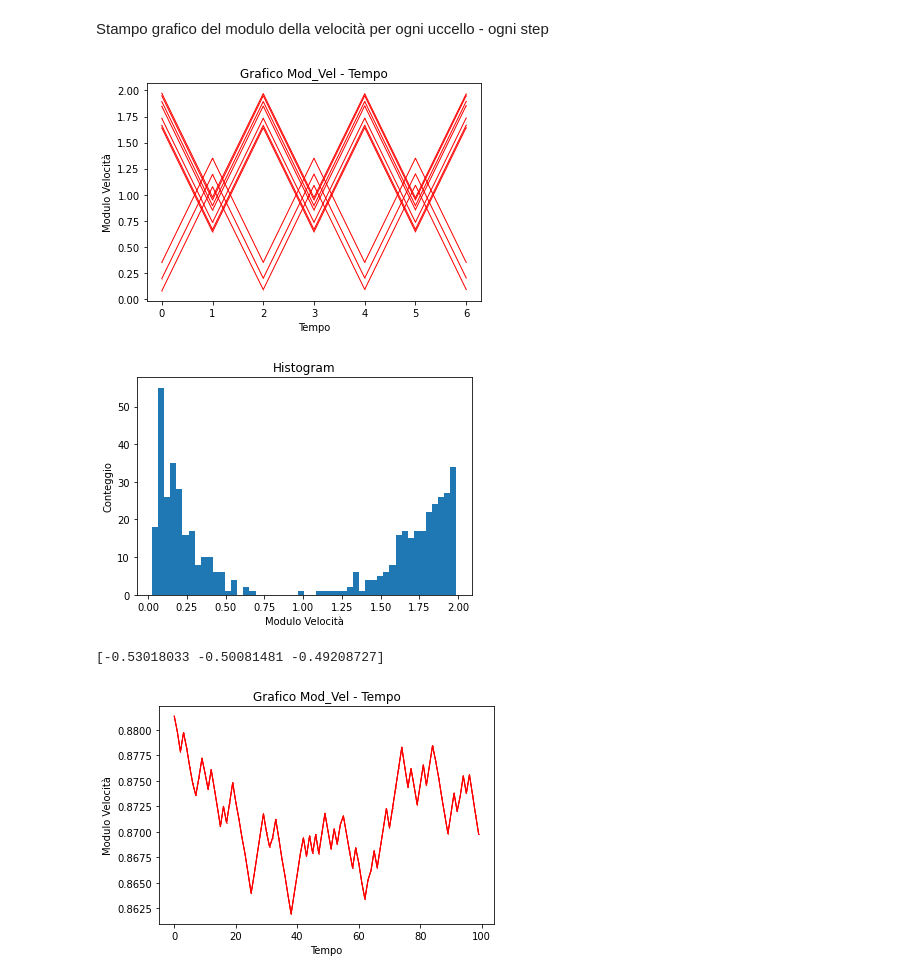
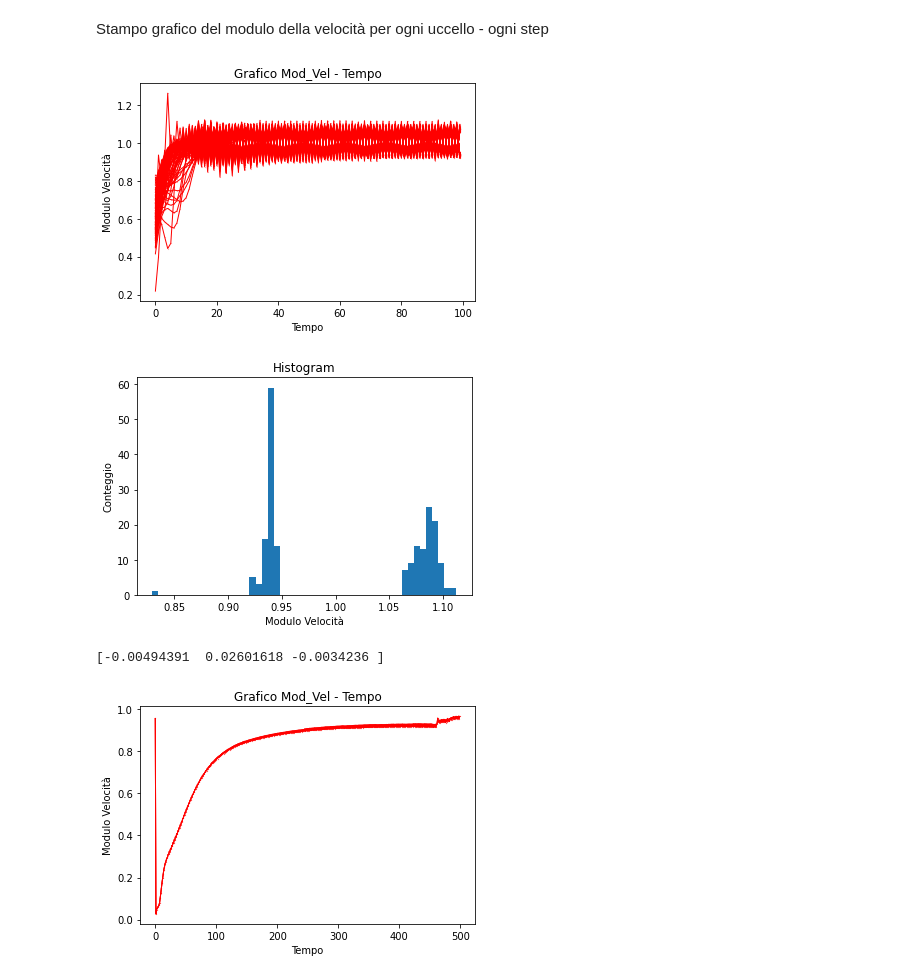
Before and after one commit to unibo-niccolotonin/Esame-Sistemi-Complessi-Stormi, a Jupyter notebook: FlockingCalcoli (3).ipynb, the cells around one changed output. Cells and saved outputs as stored; diff of their text form; code cells hidden in the pictures.

```diff
--- a/FlockingCalcoli (3).ipynb
+++ b/FlockingCalcoli (3).ipynb
@@ -12,20 +12,25 @@ import csv
 import seaborn as sns
 # %%
 #Variabili utili al programma
-steps=100
-birds=500
+steps=500
+birds=200
 
-b=0.5
+b=0.1
 
 ndim=3
-view_step=1
+view_step=99
 # %% [markdown]
 Dai file di testo, prodotti dal programmi precedenti, leggo le velocità e le posizioni degli uccelli per ogni step e solo per uno step fissato in precedenza.
 Si ricordi di modificare sempre il nome del file di cui si sta leggendo, il numero degli uccelli, numero di steps usati e step di riferimento, per poter eseguire i calcoli.
 Nei file di testo ogni n righe (n=birds) rappresenta un singolo step.
 # %%
-vel_file = open(f"vel3D birds={birds} steps={steps} b={b}.txt")
-pos_file = open(f"pos3D birds={birds} steps={steps} b={b}.txt")
+vel_file = open(f"scatola vel3D birds={birds} steps={steps} b={b}.txt")
+pos_file = open(f"scatola pos3D birds={birds} steps={steps} b={b}.txt")
+
+#vel_file = open(f"Vbird100_s100_H1_B05_C_convergente")
+#pos_file = open(f"Pbird100_s100_H1_B05_C_convergente")
+
+
 read_vel = csv.reader(vel_file, delimiter=" ")
 read_pos = csv.reader(pos_file, delimiter=" ")
 file_vel = []
@@ -42,3 +47,5 @@ file_vel_tot = np.array(file_vel,dtype=float)
 file_pos_tot = np.array(file_pos,dtype=float)
 
 #Eseguo questo calcolo per prendere solo gli uccelli ad un certo step fissato
+
+print(file_vel_tot.shape)
@@ -45,6 +54,6 @@ file_pos_tot = np.array(file_pos,dtype=float)
 # %%
 def pos_at_step(a):
-    cont=a
+    cont=(a -1) * birds
     i=0
     data_pos = np.zeros((birds, 3))
     fine=cont+birds
@@ -56,7 +65,7 @@ def pos_at_step(a):
     return data_pos
 # %%
 def vel_at_step(a):
-    cont=a
+    cont=(a-1) * birds
     i=0
     data_vel = np.zeros((birds, 3))
     fine=cont+birds
@@ -250,8 +259,8 @@ for i in range (velMod_tot.size):
 # %% [markdown]
 Stampo grafico del modulo della velocità per ogni uccello - ogni step
 # %%
-max_time=7
-view_birds=10
+max_time=100
+view_birds=100
 
 tempo=[]
 for j in range (velMod.shape[0]):
@@ -265,7 +274,7 @@ plt.ylabel("Modulo Velocità")
 
 plt.show()
 # %% [output]
-[figure, old version]
+[figure, new version]
 # %%
 
 ModVelUcc=np.linalg.norm(vel_at_step(view_step),axis=1)
@@ -293,7 +302,7 @@ plt.ylabel("Conteggio")
 plt.title("Histogram")
 plt.show()
 # %% [output]
-[figure, old version]
+[figure, new version]
 # %%
 def vel_media_at_step(step):
     velstep=vel_at_step(step)
@@ -302,26 +311,26 @@ def vel_media_at_step(step):
 
 print(vel_media_at_step(1))
 # %% [output]
-[-0.53018033 -0.50081481 -0.49208727]
+[-0.00494391  0.02601618 -0.0034236 ]
 # %%
-max_time=500
+max_time=2000
 
 tempo=[]
 for j in range (steps):
     tempo.append(j)
 tempo=np.array(tempo)
 
 vel_media_mod_tot = np.zeros((steps, ndim))
 
 for j in range(steps):
     vel_media_mod_tot[j] = np.linalg.norm(vel_media_at_step(j))
 
 
 plt.plot(tempo[0:max_time], vel_media_mod_tot[:max_time, :], marker = "o", color = 'red',linewidth=1, markersize=0.11)
 plt.title("Grafico Mod_Vel - Tempo")
 plt.xlabel("Tempo")
 plt.ylabel("Modulo Velocità")
 
 plt.show()
 # %% [output]
-[figure, old version]
+[figure, new version]
```
Also changed, not shown: parts of 8 cells of this notebook.
